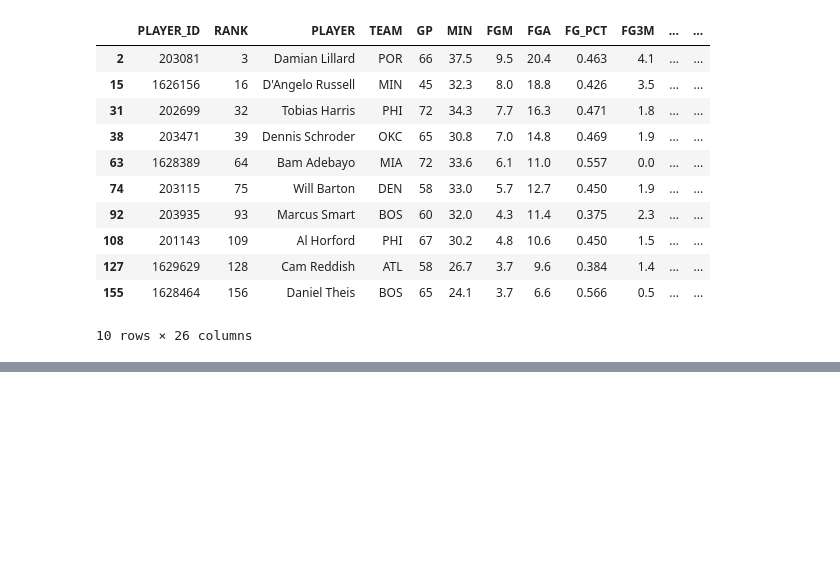
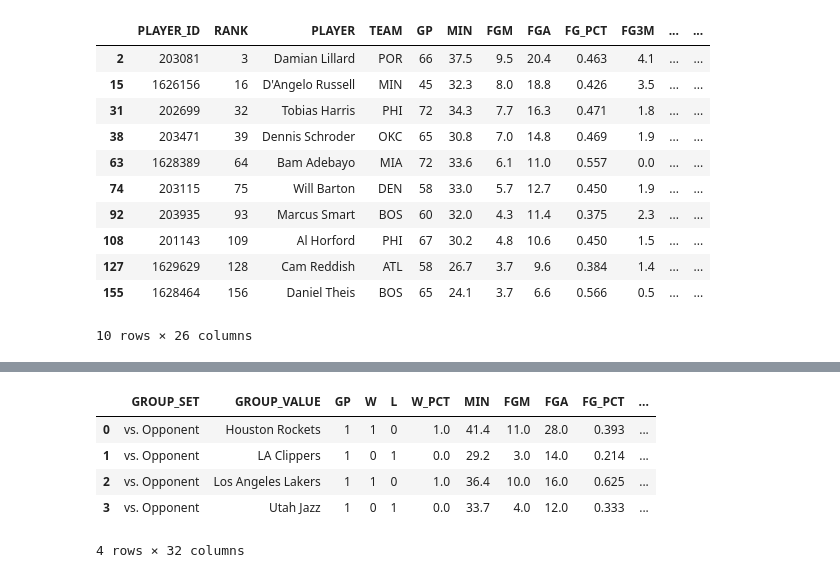
Before and after one commit to Sba121/basketball_analytics, a Jupyter notebook: Mini projects/Yahoo_Fantasy_Team_2020-2021.ipynb, the cells around one changed output, grey strips where cells are left out. Saved outputs shown, nothing was run; the diff lists cells and outputs as text; code cells hidden in the pictures; blank space fills up the shorter version.

```diff
--- a/Mini projects/Yahoo_Fantasy_Team_2020-2021.ipynb
+++ b/Mini projects/Yahoo_Fantasy_Team_2020-2021.ipynb
@@ -189,0 +168,4 @@ Name: TEAM, dtype: object
+# %%
+df_players = pd.DataFrame(data=get_active_players())
+# %%
+id_lillard = df_players.loc[df_players['full_name'] == 'Damian Lillard', 'id']
@@ -189,0 +188,3 @@ Name: TEAM, dtype: object
+# %%
+lillard_profile = PlayerFantasyProfile(player_id=id_lillard, per_mode36='PerGame', season_type_playoffs='Regular Season',
+                                       season='2020-21')
@@ -189,0 +195,10 @@ Name: TEAM, dtype: object
+# %%
+df_lillard_profile_vsopp = lillard_profile.get_data_frames()[4]
+df_lillard_profile_vsopp
+# %% [output]
+|  | GROUP_SET | GROUP_VALUE | GP | W | L | W_PCT | MIN | FGM | FGA | FG_PCT | ... |
+| 0 | vs. Opponent | Houston Rockets | 1 | 1 | 0 | 1.0 | 41.4 | 11.0 | 28.0 | 0.393 | ... |
+| 1 | vs. Opponent | LA Clippers | 1 | 0 | 1 | 0.0 | 29.2 | 3.0 | 14.0 | 0.214 | ... |
+| 2 | vs. Opponent | Los Angeles Lakers | 1 | 1 | 0 | 1.0 | 36.4 | 10.0 | 16.0 | 0.625 | ... |
+| 3 | vs. Opponent | Utah Jazz | 1 | 0 | 1 | 0.0 | 33.7 | 4.0 | 12.0 | 0.333 | ... |
+4 rows × 32 columns
```
Also changed, not shown: parts of 17 cells of this notebook.
